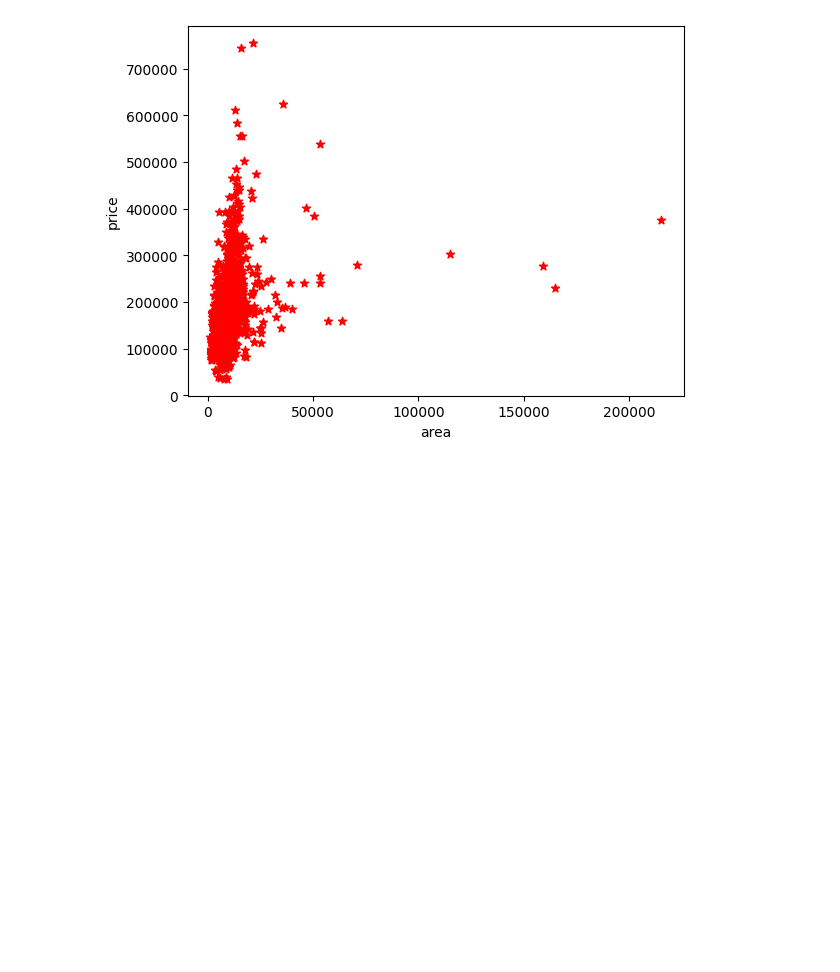
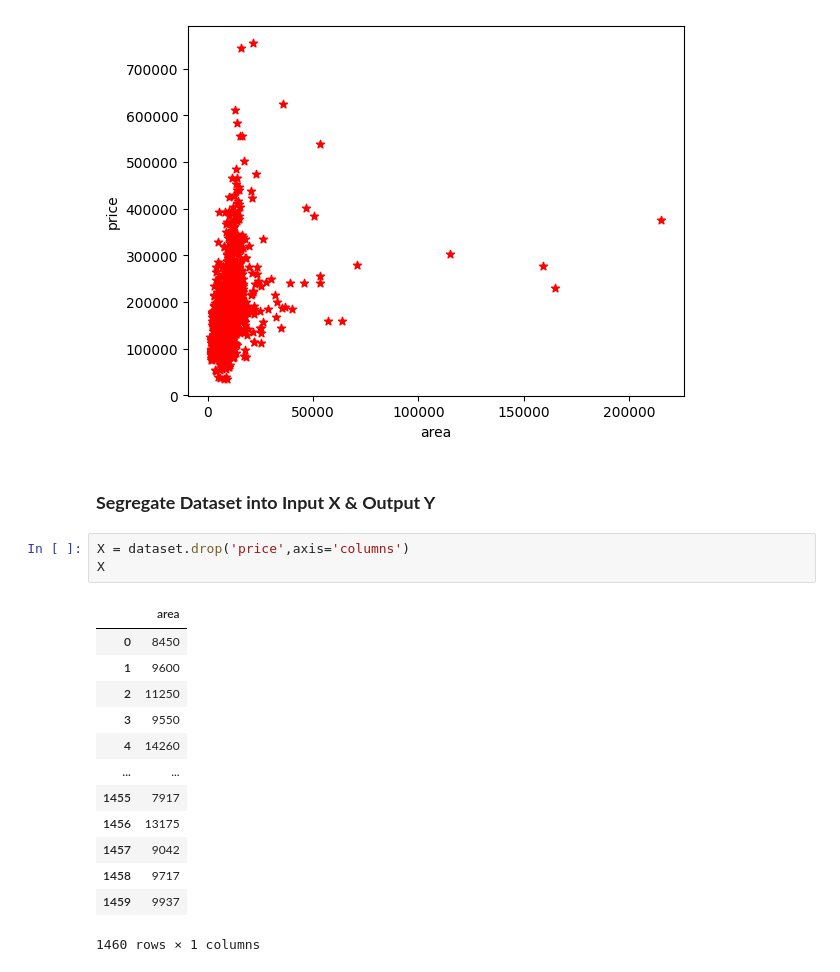
Before and after one commit to shubhamrai1318/Evaluating_Regression_ModelUsing_RSquared_Adjusted_R_Squared, a Jupyter notebook: Evaluating_Regression_Model.ipynb, the cells around one changed output. Saved outputs shown, nothing was run; the diff lists cells and outputs as text; blank space fills up the shorter version.

```diff
--- a/Evaluating_Regression_Model.ipynb
+++ b/Evaluating_Regression_Model.ipynb
@@ -82,3 +82,22 @@ plt.scatter(dataset.area,dataset.price,color='red',marker='*')
 # %% [output]
 <matplotlib.collections.PathCollection at 0x...>
 [figure]
+# %% [markdown]
+### **Segregate Dataset into Input X & Output Y**
+# %%
+X = dataset.drop('price',axis='columns')
+X
+# %% [output]
+|  | area |
+| 0 | 8450 |
+| 1 | 9600 |
+| 2 | 11250 |
+| 3 | 9550 |
+| 4 | 14260 |
+| ... | ... |
+| 1455 | 7917 |
+| 1456 | 13175 |
+| 1457 | 9042 |
+| 1458 | 9717 |
+| 1459 | 9937 |
+1460 rows × 1 columns
```
Also changed, not shown: parts of 7 cells of this notebook.
